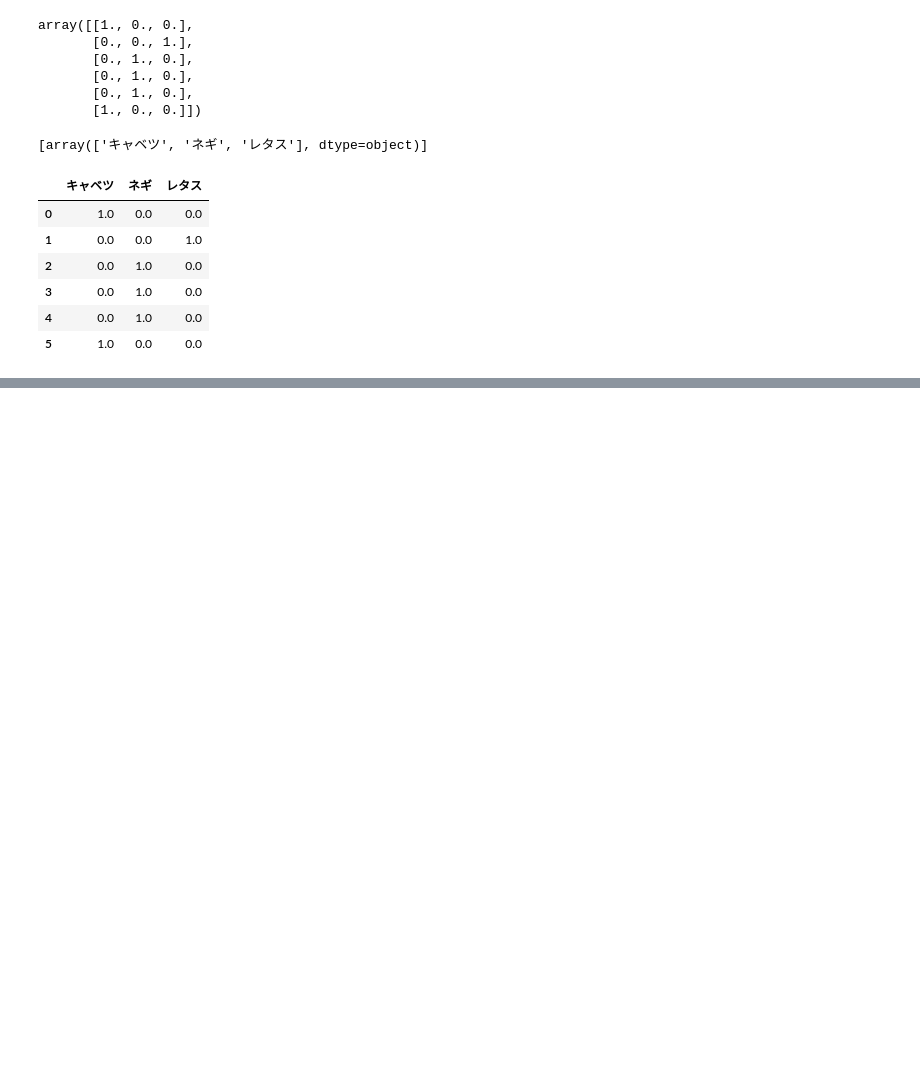
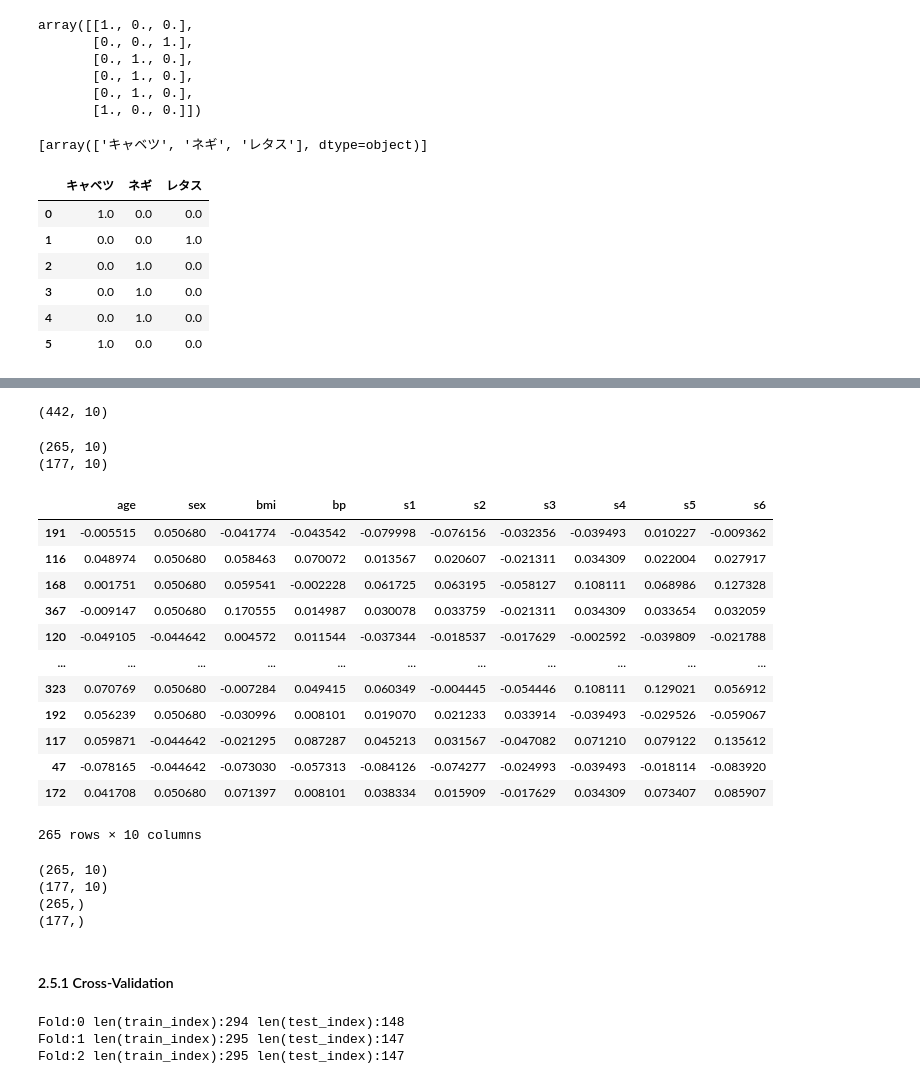
Before and after one commit to akiyoshi777/data_analysis, a Jupyter notebook: sklearn.ipynb, the cells around one changed output, grey strips where cells are left out. Cells and saved outputs as stored; diff of their text form; code cells hidden in the pictures; blank space fills up the shorter version.

```diff
--- a/sklearn.ipynb
+++ b/sklearn.ipynb
@@ -319,0 +320,6 @@ df
+# %%
+# 今回は糖尿病のデータを使用する
+from sklearn.datasets import load_diabetes
+diabetes = load_diabetes()    # diabetesは辞書型
+df_diabetes = pd.DataFrame(diabetes.data, columns=diabetes.feature_names)
+df_diabetes
@@ -319,0 +340,31 @@ df
+# %%
+df_diabetes.shape
+# %% [output]
+(442, 10)
+# %%
+from sklearn.model_selection import train_test_split
+# データをtrain用とtest用で分割する
+train_data, test_data = train_test_split(df_diabetes, train_size=0.6, random_state=0)
+# shuffleという引数がある。これをFalseにするとシャッフルじゃなくなる
+print(train_data.shape)
+print(test_data.shape)
+# %% [output]
+(265, 10)
+(177, 10)
+# %%
+# しっかりとシャッフルされていることがわかる
+train_data
+# %% [output]
+|  | age | sex | bmi | bp | s1 | s2 | s3 | s4 | s5 | s6 |
+| 191 | -0.005515 | 0.050680 | -0.041774 | -0.043542 | -0.079998 | -0.076156 | -0.032356 | -0.039493 | 0.010227 | -0.009362 |
+| 116 | 0.048974 | 0.050680 | 0.058463 | 0.070072 | 0.013567 | 0.020607 | -0.021311 | 0.034309 | 0.022004 | 0.027917 |
+| 168 | 0.001751 | 0.050680 | 0.059541 | -0.002228 | 0.061725 | 0.063195 | -0.058127 | 0.108111 | 0.068986 | 0.127328 |
+| 367 | -0.009147 | 0.050680 | 0.170555 | 0.014987 | 0.030078 | 0.033759 | -0.021311 | 0.034309 | 0.033654 | 0.032059 |
+| 120 | -0.049105 | -0.044642 | 0.004572 | 0.011544 | -0.037344 | -0.018537 | -0.017629 | -0.002592 | -0.039809 | -0.021788 |
+| ... | ... | ... | ... | ... | ... | ... | ... | ... | ... | ... |
+| 323 | 0.070769 | 0.050680 | -0.007284 | 0.049415 | 0.060349 | -0.004445 | -0.054446 | 0.108111 | 0.129021 | 0.056912 |
+| 192 | 0.056239 | 0.050680 | -0.030996 | 0.008101 | 0.019070 | 0.021233 | 0.033914 | -0.039493 | -0.029526 | -0.059067 |
+| 117 | 0.059871 | -0.044642 | -0.021295 | 0.087287 | 0.045213 | 0.031567 | -0.047082 | 0.071210 | 0.079122 | 0.135612 |
+| 47 | -0.078165 | -0.044642 | -0.073030 | -0.057313 | -0.084126 | -0.074277 | -0.024993 | -0.039493 | -0.018114 | -0.083920 |
+| 172 | 0.041708 | 0.050680 | 0.071397 | 0.008101 | 0.038334 | 0.015909 | -0.017629 | 0.034309 | 0.073407 | 0.085907 |
+265 rows × 10 columns
@@ -319,0 +374,26 @@ df
+# %%
+# このようにどちらも分割されていることが分かる
+print(X_train.shape)
+print(X_test.shape)
+print(y_train.shape)
+print(y_test.shape)
+# %% [output]
+(265, 10)
+(177, 10)
+(265,)
+(177,)
+# %% [markdown]
+#### 2.5.1 Cross-Validation
+# %%
+# 上のやり方ではテストデータを学習させることなく学習が終わってしまう。
+# Cross-Validation：データを複数回順番に分割し、モデルの精度を評価する方法
+# 糖尿病データ使用
+
+from sklearn.model_selection import KFold
+kf = KFold(n_splits=3, shuffle=True, random_state=0)
+for fold, (train_index, test_index) in enumerate(kf.split(diabetes.data, diabetes.target)):    # enumerate関数は何周目かを出す。下に具体例あり
+    print(f'Fold:{fold} len(train_index):{len(train_index)} len(test_index):{len(test_index)}')
+# %% [output]
+Fold:0 len(train_index):294 len(test_index):148
+Fold:1 len(train_index):295 len(test_index):147
+Fold:2 len(train_index):295 len(test_index):147
```
Also changed, not shown: parts of 15 cells of this notebook.
